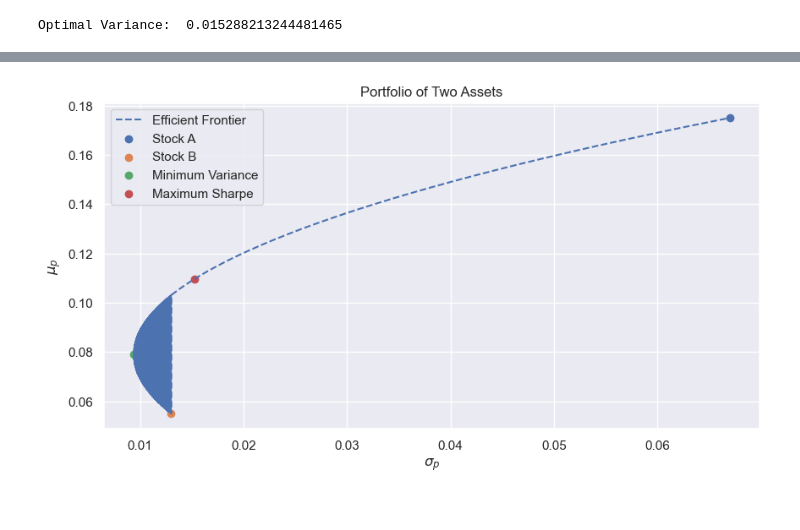
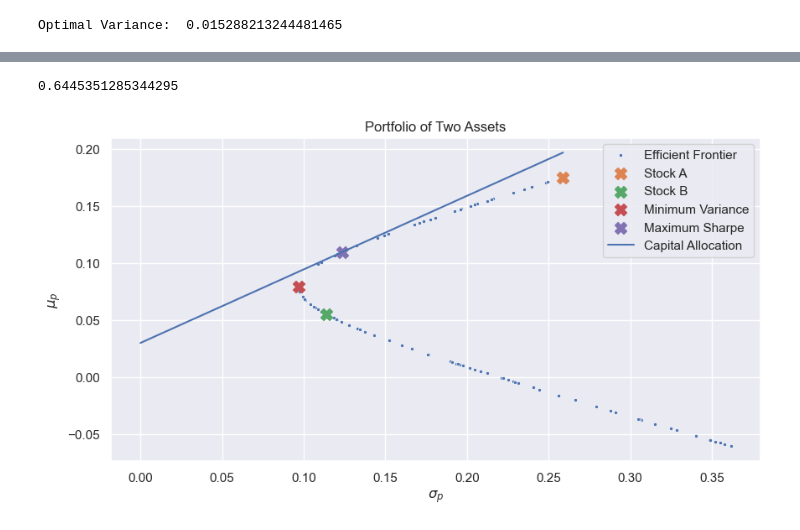
Before and after one commit to victorsemeraro/InterestRates, a Jupyter notebook: PortfolioOptimizer/PortfolioOfTwoAssets.ipynb, the cells around one changed output, grey strips where cells are left out. Saved outputs shown, nothing was run; the diff lists cells and outputs as text; code cells hidden in the pictures.

```diff
--- a/PortfolioOptimizer/PortfolioOfTwoAssets.ipynb
+++ b/PortfolioOptimizer/PortfolioOfTwoAssets.ipynb
@@ -46 +46,14 @@ s_P = (w_A**2 * s_A) + (w_B**2 * s_B) + (2 * w_A * w_B * s_AB)
+# %%
+r_A = 0.175
+s_A = 0.067
+w_A = np.random.uniform(0, 1, 100)
+
+r_B = 0.055
+s_B = 0.013
+w_B = 1 - w_A
+
+s_AB = -0.005
+
+long_return = (w_A * r_A) + (w_B * r_B)
+long_variance = (w_A**2 * s_A) + (w_B**2 * s_B) + (2 * w_A * w_B * s_AB)
 # %%
@@ -287,42 +256,65 @@ Optimal Variance:  0.015288213244481465
+# %%
+sigma_c = np.linspace(0, np.sqrt(0.067), 100)
+# %%
+sharpe_P = (optimal_sharpe_return - r_f) / np.sqrt(optimal_sharpe_variance)
+sharpe_P
+# %% [output]
+0.6445351285344295
+# %%
+P = r_f + sharpe_P * sigma_c
 # %%
-ax = sns.lineplot(
-    x = s_P,
-    y = r_P,
+ax = sns.scatterplot(
+    x = np.sqrt(long_short_variance),
+    y = long_short_return,
     label = "Efficient Frontier",
-    linestyle = "--"
+    marker = "."
 )
 
 plt.scatter(
-    x = s_A,
+    x = np.sqrt(s_A),
     y = r_A,
-    label = "Stock A"
+    label = "Stock A",
+    marker = "X",
+    s = 100
 )
 
 plt.scatter(
-    x = s_B,
+    x = np.sqrt(s_B),
     y = r_B,
-    label = "Stock B"
+    label = "Stock B",
+    marker = "X",
+    s = 100
 )
 
 plt.scatter(
-    x = optimal_variance,
+    x = np.sqrt(optimal_variance),
     y = optimal_return,
-    label = "Minimum Variance"
+    label = "Minimum Variance",
+    marker = "X",
+    s = 100
 )
 
 plt.scatter(
-    x = optimal_sharpe_variance,
+    x = np.sqrt(optimal_sharpe_variance),
     y = optimal_sharpe_return,
-    label = "Maximum Sharpe"
+    label = "Maximum Sharpe",
+    marker = "X",
+    s = 100
+)
+
+sns.lineplot(
+    x = sigma_c,
+    y = P,
+    label = "Capital Allocation"
 )
 
 ax.set(
     title = "Portfolio of Two Assets",
     xlabel = "$ \sigma_{p} $",
     ylabel = "$ \mu_{p} $",
 )
 
 plt.legend(loc = "best")
 plt.show()
 # %% [output]
-[figure, old version]
+[figure, new version]
```
Also changed, not shown: parts of 15 cells of this notebook, 2 other files.
